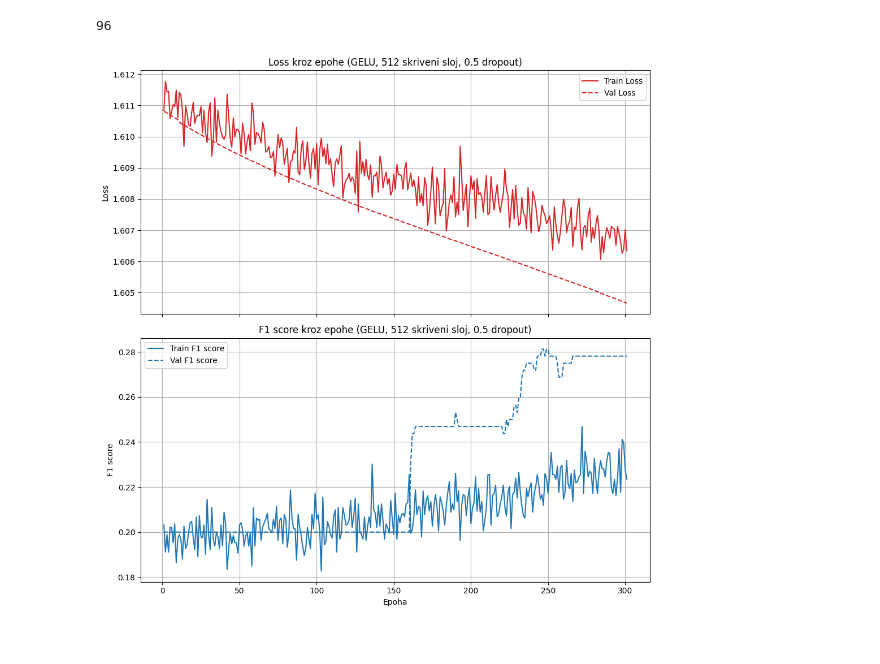
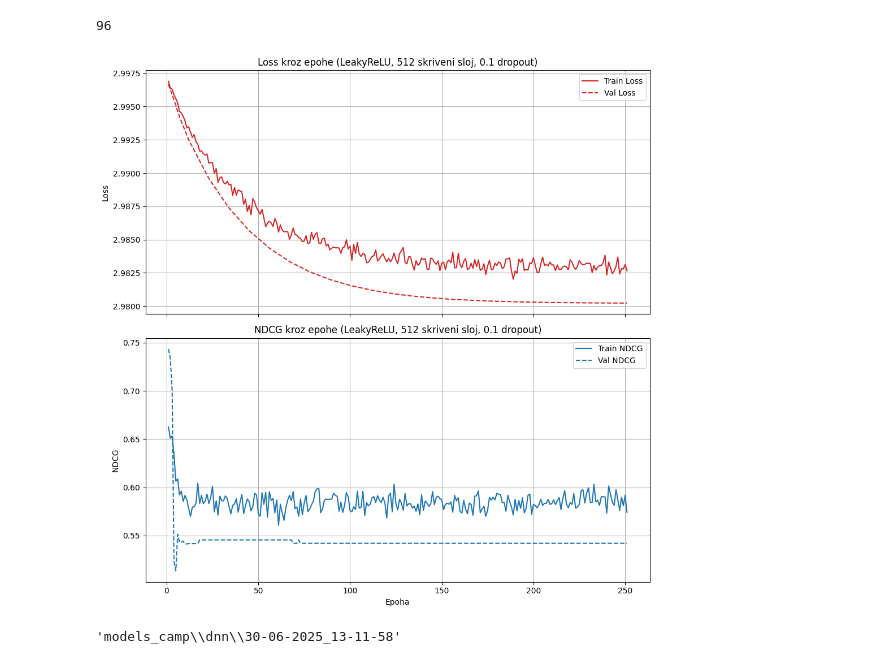
Before and after one commit to darijaaaa/Formula1, a Jupyter notebook: DNN1.ipynb, the cells around one changed output. Drawn from its saved outputs; the diff is of its cells as text; code cells hidden in the pictures.

```diff
--- a/DNN1.ipynb
+++ b/DNN1.ipynb
@@ -74,6 +47,8 @@ Kolona 'constructor' kodirana u int. Broj unikatnih vrednosti: 16
 Kolona 'driverId' kodirana u int. Broj unikatnih vrednosti: 40
 Kolona 'race_name' kodirana u int. Broj unikatnih vrednosti: 36
 Kolona 'circuit' kodirana u int. Broj unikatnih vrednosti: 31
+# %%
+all_data[target_col] = all_data[target_col].apply(lambda x: -x)
 # %%
 batch_size = 4
 # %%
@@ -91,7 +65,7 @@ embeddings_dict = {
 }
 # %%
 hidden_dim = 512
-dropout = 0.5
+dropout = 0.1
 lr = 0.001
 # %%
 class ListNetLoss(nn.Module):
@@ -248 +248,21 @@ num_epochs = 300 + 1
+# %%
+model = DnnWOTransformer(embeddings_dict, num_numerical, embedding_dim, hidden_dim=hidden_dim, dropout_p=dropout)
+device = torch.device('cuda' if torch.cuda.is_available() else 'cpu')
+model.to(device)
+
+criterion = ListNetNDCGLoss()
+# optimizer = torch.optim.AdamW(model.parameters(), lr)
+optimizer = torch.optim.SGD(model.parameters(), lr, weight_decay=0.0001)
+# optimizer = torch.optim.Adam(model.parameters(), lr=0.001)
+
+scheduler = torch.optim.lr_scheduler.ReduceLROnPlateau(optimizer, mode = "max", factor = 0.75, patience = 10)
+
+val_loss_list = []
+ndcg_train = []
+loss_list_train = []
+loss_list_train = []
+ndcg_values_valid = []
+ndcg_values_valid_one_epoch = []
+# %%
+num_epochs = 250 + 1
 # %%
@@ -410,30 +374,34 @@ len(dataset_train)
 # %%
 import matplotlib.pyplot as plt
 
 epochs = list(range(1, len(loss_list_train) + 1))
 
 fig, axs = plt.subplots(2, 1, figsize=(10, 10), sharex=True)
 
 # Prvi subplot – Loss
 axs[0].plot(epochs, loss_list_train, label='Train Loss', color='tab:red', linestyle='-')
 axs[0].plot(epochs, val_loss_list, label='Val Loss', color='tab:red', linestyle='--')
 axs[0].set_ylabel('Loss')
-axs[0].set_title(f'Loss kroz epohe (GELU, {hidden_dim} skriveni sloj, {dropout} dropout)')
+axs[0].set_title(f'Loss kroz epohe (LeakyReLU, {hidden_dim} skriveni sloj, {dropout} dropout)')
 axs[0].legend()
 axs[0].grid(True)
 
 # Drugi subplot – NDCG
-axs[1].plot(epochs, f1_train, label='Train F1 score', color='tab:blue', linestyle='-')
-axs[1].plot(epochs, f1_score_valid, label='Val F1 score', color='tab:blue', linestyle='--')
+axs[1].plot(epochs, ndcg_train, label='Train NDCG', color='tab:blue', linestyle='-')
+axs[1].plot(epochs, ndcg_values_valid, label='Val NDCG', color='tab:blue', linestyle='--')
 axs[1].set_xlabel('Epoha')
-axs[1].set_ylabel('F1 score')
-axs[1].set_title(f'F1 score kroz epohe (GELU, {hidden_dim} skriveni sloj, {dropout} dropout)')
+axs[1].set_ylabel('NDCG')
+axs[1].set_title(f'NDCG kroz epohe (LeakyReLU, {hidden_dim} skriveni sloj, {dropout} dropout)')
 axs[1].legend()
 axs[1].grid(True)
 
 plt.tight_layout()
 plt.show()
 # %% [output]
-[figure, old version]
+[figure, new version]
 # %%
 fig.savefig(os.path.join(path, 'metrike.jpg'))
+# %%
+path
+# %% [output]
+'models_camp\\dnn\\30-06-2025_13-11-58'
```
Also changed, not shown: parts of 22 cells of this notebook, 2 other files.
